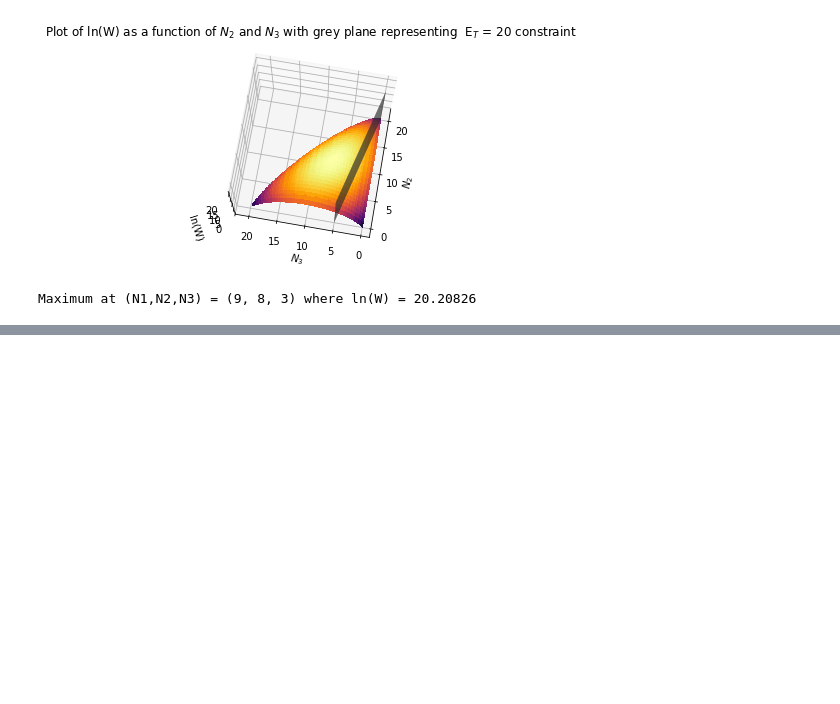
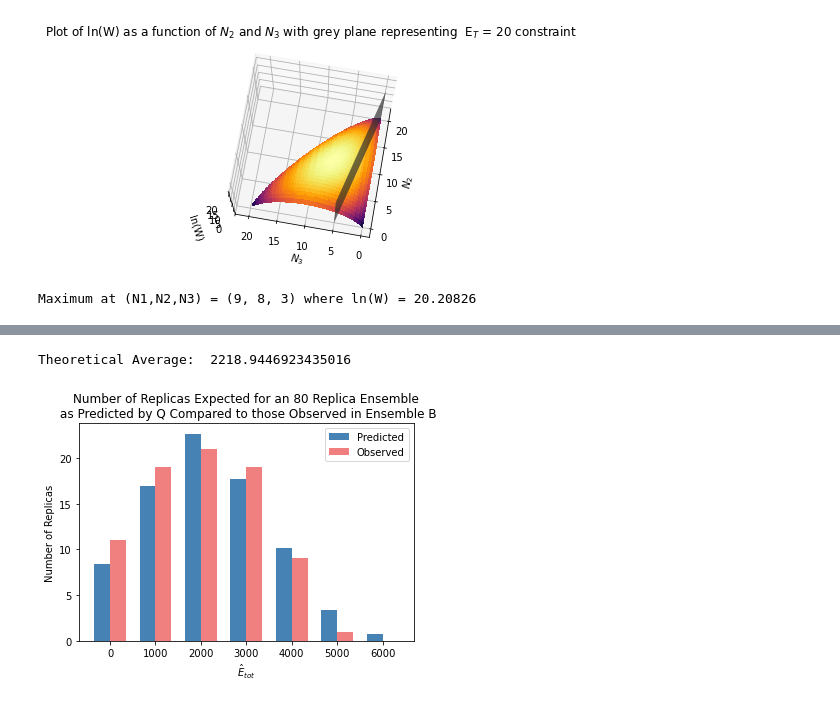
Before and after one commit to benf549/PChem-Problem-Sets, a Jupyter notebook: Problem Set 6/PS6.ipynb, the cells around one changed output, grey strips where cells are left out. Cells and saved outputs as stored; diff of their text form; code cells hidden in the pictures; blank space fills up the shorter version.

```diff
--- a/Problem Set 6/PS6.ipynb
+++ b/Problem Set 6/PS6.ipynb
@@ -174,0 +199,47 @@ Maximum at (N1,N2,N3) = (9, 8, 3) where ln(W) = 20.20826
+# %%
+R = 8.3145 #J/K
+T = 300 #K
+
+beta_adj = 1/(R*T)
+Q = 1 + 3*np.exp(-1000*beta_adj) + 6*np.exp(-2000*beta_adj) + 7*np.exp(-3000*beta_adj) + 6*np.exp(-4000*beta_adj) + 3*np.exp(-5000*beta_adj) + np.exp(-6000*beta_adj)
+
+p1 = 1/Q
+p2 = 3*np.exp(-1000*beta_adj)/Q
+p3 = 6*np.exp(-2000*beta_adj)/Q
+p4 = 7*np.exp(-3000*beta_adj)/Q
+p5 = 6*np.exp(-4000*beta_adj)/Q
+p6 = 3*np.exp(-5000*beta_adj)/Q
+p7 = np.exp(-6000*beta_adj)/Q
+
+
+probs = [p1, p2, p3, p4, p5, p6, p7]
+energies = ['0','1000','2000','3000','4000','5000','6000']
+'''plt.bar(energies, probs)
+plt.title('Probabilities of Each Replica Energy Level as Predicted by Canonical Partition Function')
+plt.ylabel('Probability')
+plt.xlabel('$\hat{E}_{tot}$');''';
+# %%
+predicted_counts = [80*i for i in probs]
+
+x = np.arange(len(energies))
+width = 0.35
+fig, ax = plt.subplots()
+rects1 = ax.bar(x - width/2, predicted_counts, width, label='Predicted', color='steelblue')
+rects2 = ax.bar(x + width/2, [*counts, 0], width, label='Observed', color='lightcoral')
+ax.set_xticks(x)
+ax.set_xticklabels(energies)
+ax.legend()
+
+_sum = 0
+
+for i,j in enumerate(energies):
+    _sum += int(j) * predicted_counts[i]
+average_theoretical = _sum/sum(predicted_counts)
+print('Theoretical Average: ', average_theoretical)
+
+plt.title('Number of Replicas Expected for an 80 Replica Ensemble\n as Predicted by Q Compared to those Observed in Ensemble B')
+plt.ylabel('Number of Replicas')
+plt.xlabel('$\hat{E}_{tot}$');
+# %% [output]
+Theoretical Average:  2218.9446923435016
+[figure, added]
```
Also changed, not shown: parts of 4 cells of this notebook.
